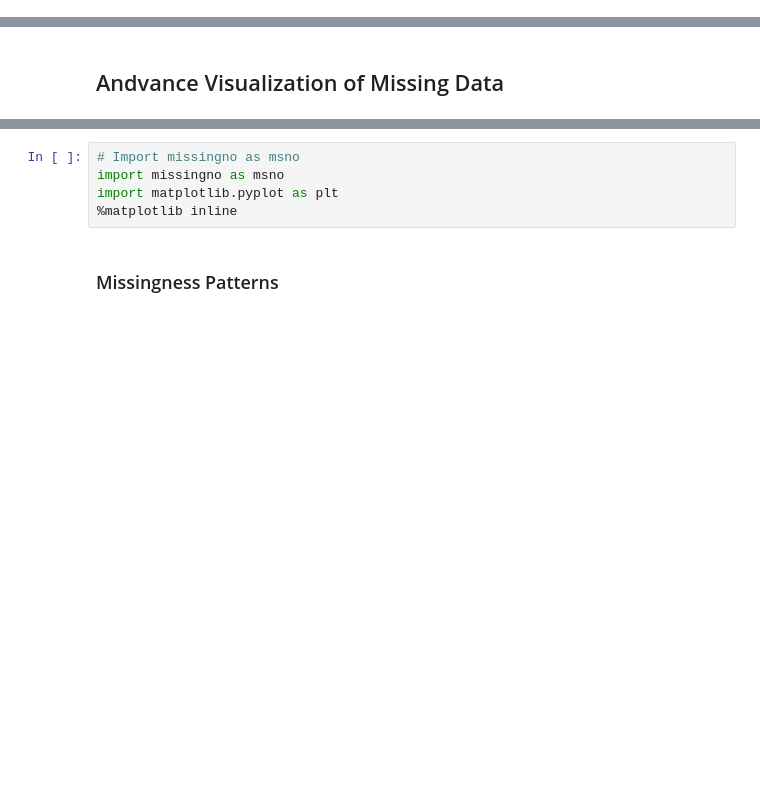
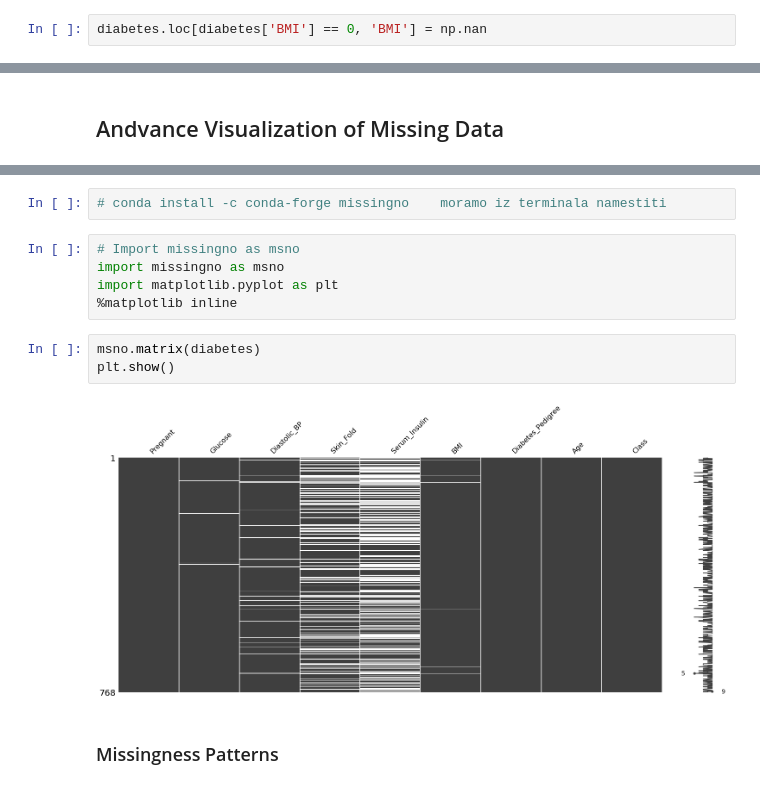
Before and after one commit to kbreberc/analitika-podatkov, a Jupyter notebook: Del_09_Priprava_in_čiščenje_podatkov_napredno/09_Priprava_in_čiščenje_podatkov_napredno_CLEAN.ipynb, the cells around one changed output, grey strips where cells are left out. Cells and saved outputs as stored; diff of their text form; blank space fills up the shorter version.

```diff
--- a/Del_09_Priprava_in_čiščenje_podatkov_napredno/09_Priprava_in_čiščenje_podatkov_napredno_CLEAN.ipynb
+++ b/Del_09_Priprava_in_čiščenje_podatkov_napredno/09_Priprava_in_čiščenje_podatkov_napredno_CLEAN.ipynb
@@ -1031,0 +1433,2 @@ diabetes = pd.read_csv('data/pima-indians-diabetes_data.csv')
+# %%
+diabetes.loc[diabetes['BMI'] == 0, 'BMI'] = np.nan
@@ -1036,7 +1485,14 @@ diabetes = pd.read_csv('data/pima-indians-diabetes_data.csv')
+# %%
+# conda install -c conda-forge missingno    moramo iz terminala namestiti
 # %%
 # Import missingno as msno
 import missingno as msno
 import matplotlib.pyplot as plt
 %matplotlib inline
+# %%
+msno.matrix(diabetes)
+plt.show()
+# %% [output]
+[figure, added]
 # %% [markdown]
 ### Missingness Patterns
```
Also changed, not shown: parts of 76 cells of this notebook, 1 other file.
